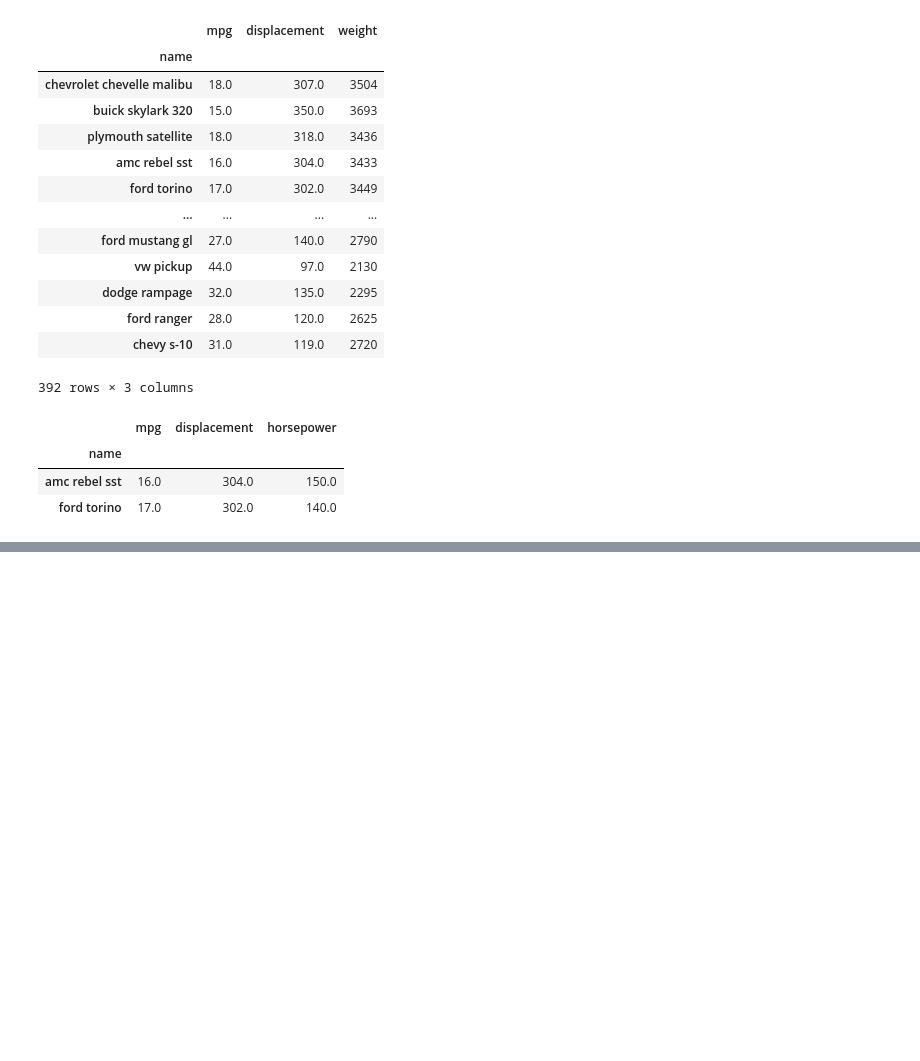
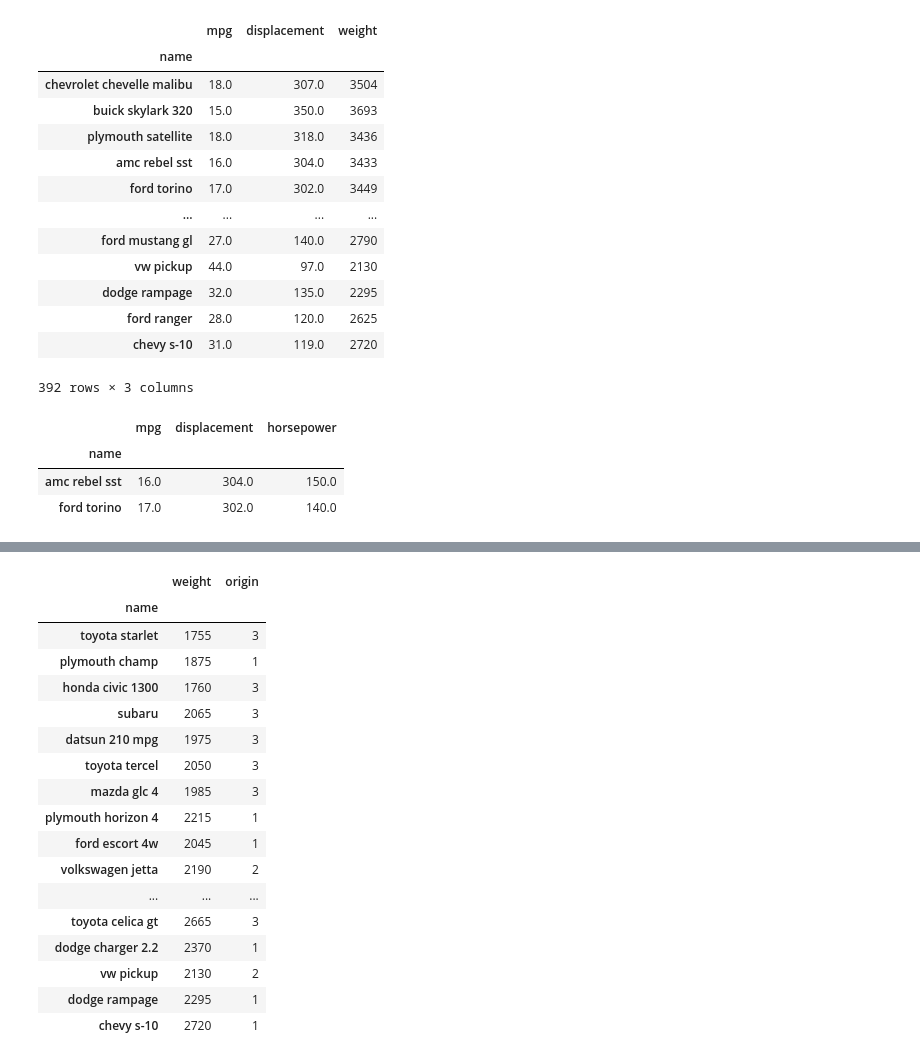
Before and after one commit to gabriel-marchetti/personal, a Jupyter notebook: aula_unicamp/2024_1s/mc886/Lab_Introduction_to_Python.ipynb, the cells around one changed output, grey strips where cells are left out. Cells and saved outputs as stored; diff of their text form; code cells hidden in the pictures; blank space fills up the shorter version.

```diff
--- a/aula_unicamp/2024_1s/mc886/Lab_Introduction_to_Python.ipynb
+++ b/aula_unicamp/2024_1s/mc886/Lab_Introduction_to_Python.ipynb
@@ -549,0 +569,22 @@ Auto_re.iloc[[3, 4], [0, 2, 3]]
+# %%
+Auto_re.loc[lambda df: ( df['year'] > 80 ) & ( df['mpg'] > 30 ),
+            ['weight', 'origin']]
+# %% [output]
+|  | weight | origin |
+| name |  |  |
+| toyota starlet | 1755 | 3 |
+| plymouth champ | 1875 | 1 |
+| honda civic 1300 | 1760 | 3 |
+| subaru | 2065 | 3 |
+| datsun 210 mpg | 1975 | 3 |
+| toyota tercel | 2050 | 3 |
+| mazda glc 4 | 1985 | 3 |
+| plymouth horizon 4 | 2215 | 1 |
+| ford escort 4w | 2045 | 1 |
+| volkswagen jetta | 2190 | 2 |
+| ... | ... | ... |
+| toyota celica gt | 2665 | 3 |
+| dodge charger 2.2 | 2370 | 1 |
+| vw pickup | 2130 | 2 |
+| dodge rampage | 2295 | 1 |
+| chevy s-10 | 2720 | 1 |
```
Also changed, not shown: parts of 12 cells of this notebook.
